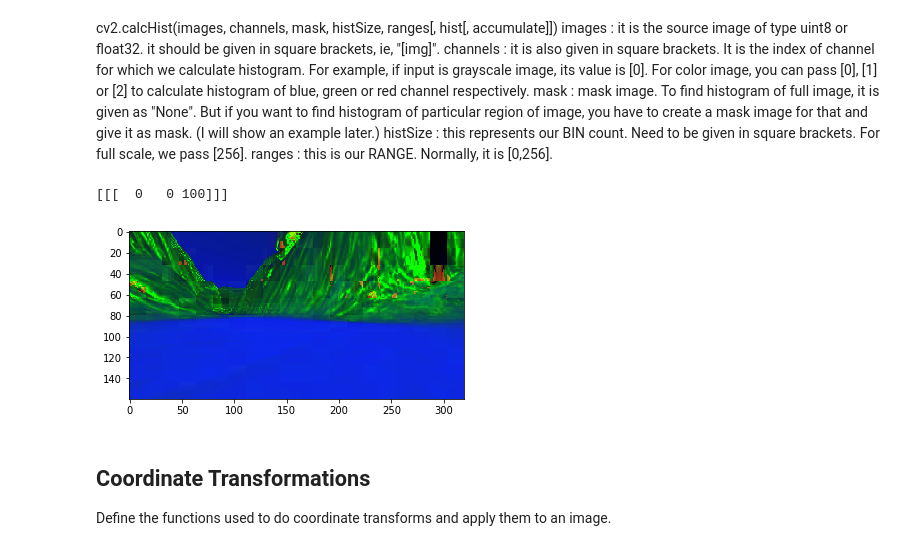
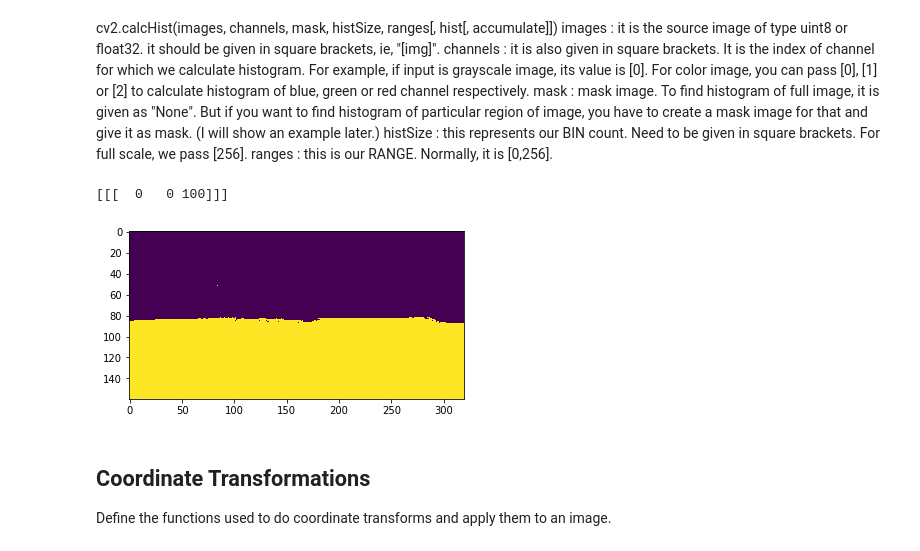
Before and after one commit to flores-jacob/RoboND-Rover-Project, a Jupyter notebook: code/Rover_Project_Test_Notebook.ipynb, the cells around one changed output. Drawn from its saved outputs; the diff is of its cells as text; code cells hidden in the pictures.

```diff
--- a/code/Rover_Project_Test_Notebook.ipynb
+++ b/code/Rover_Project_Test_Notebook.ipynb
@@ -1827,23 +1891,27 @@ cv2.calcHist(images, channels, mask, histSize, ranges[, hist[, accumulate]])
 # Take each frame
 invisible_stones = cv2.imread('../../Rover_recordings/challenging_obstacles/invisible_stones.jpg')
 
-
-converted = cv2.cvtColor(no_left_wall, cv2.COLOR_RGB2HSV)
+converted = cv2.cvtColor(hanging_boulder, cv2.COLOR_RGB2HSV)
 # Convert BGR to HSV
 # hsv = cv2.cvtColor(invisible_stones, cv2.COLOR_BGR2HSV)
 
-lower_blue = np.array([0,0,0])
-upper_blue = np.array([50,50,50])
+lower_blue = np.array([0, 0, 210])
+upper_blue = np.array([255,255, 255])
 
 myimage = color_thresh_range(converted, lower_blue, upper_blue)
 
-plt.imshow(converted)
-# plt.imshow(myimage)
+# plt.imshow(converted)
+plt.imshow(myimage)
 # # define range of blue color in HSV
 
 green = np.uint8([[[100,100,100 ]]])
 hsv_green = cv2.cvtColor(green,cv2.COLOR_RGB2HSV)
 print (hsv_green)
+
+# plt.imshow(hsv_green)
+
+# Return the binary image
+
 # mask = cv2.inRange(hsv, lower_blue, upper_blue)
 
 # # Bitwise-AND mask and original image
@@ -1853,34 +1921,34 @@ print (hsv_green)
 
 # # plt.imshow(myimage)
 # # plt.imshow(mask)
 # # plt.imshow(res)
 # fig = plt.figure(figsize=(12,9))
 # plt.subplot(221)
 # # plt.ylim(0, 256)
 # # plt.xlim(0, 256)
 # plt.imshow(hsv)
 
 # # img = cv2.imread('home.jpg',0)
 
 #  # create a mask
 # mask = np.zeros(invisible_stones.shape[:2], np.uint8)
 # mask[100:300, 100:400] = 255
 # masked_img = cv2.bitwise_and(light_rocks,light_rocks,mask = mask)
 #     # Calculate histogram with mask and without mask
 #      # Check third argument for mask
 # hist_full = cv2.calcHist([invisible_stones],[1],None,[256],[0,256])
 # # hist_mask = cv2.calcHist([invisible_stones],[0],mask,[256],[0,256])
 
 # plt.subplot(221), plt.imshow(light_rocks)
 # plt.subplot(222), plt.imshow(mask,'gray')
 # plt.subplot(223), plt.imshow(masked_img, 'gray')
 # plt.subplot(224), plt.plot(hist_full), plt.plot(hist_mask)
 # plt.xlim([0,256])
 
 # plt.show()
 # %% [output]
 [[[  0   0 100]]]
-[figure, old version]
+[figure, new version]
 # %% [markdown]
 ## Coordinate Transformations
 Define the functions used to do coordinate transforms and apply them to an image.
```
Also changed, not shown: parts of 5 cells of this notebook, 1 other file.
